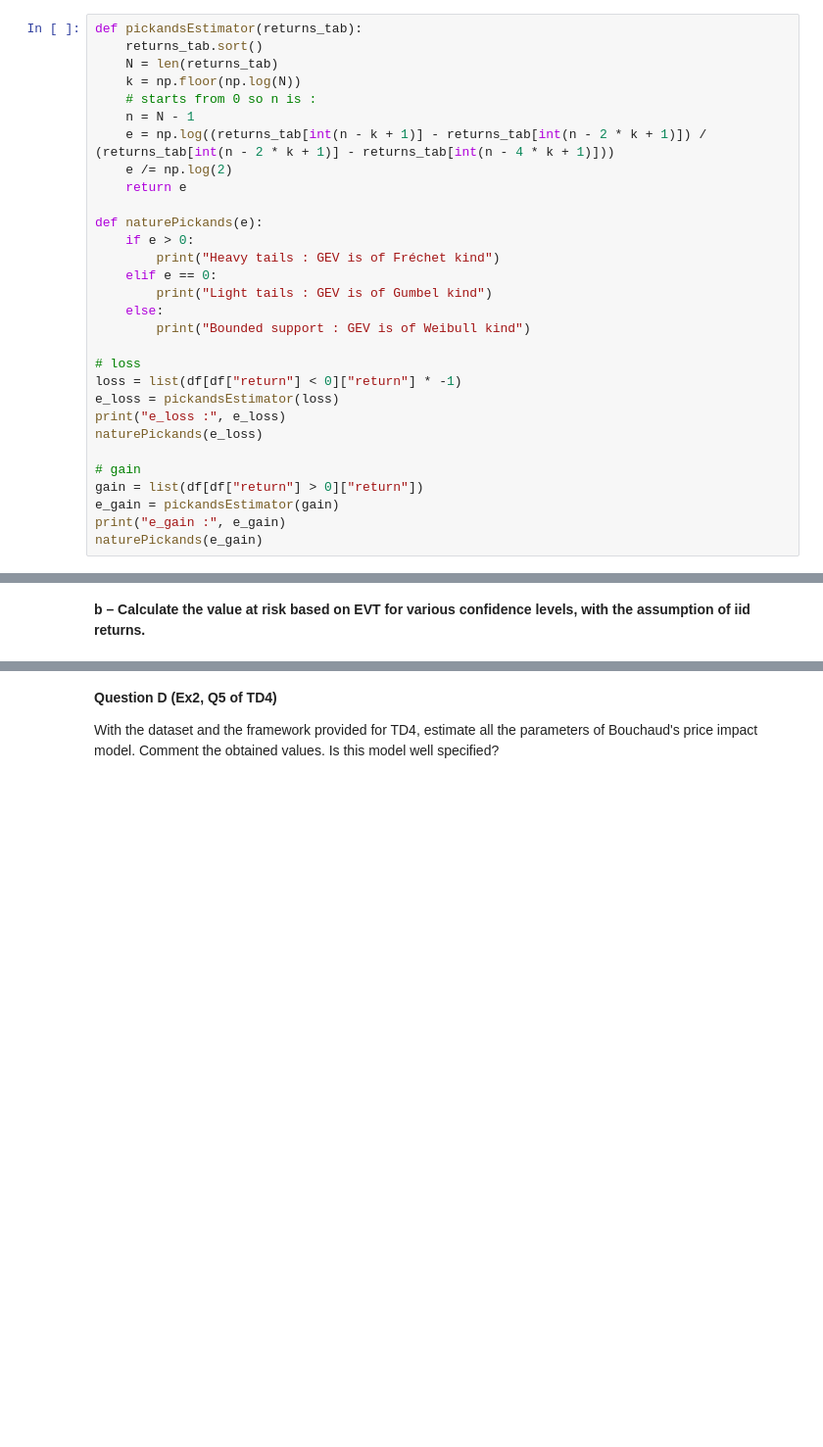
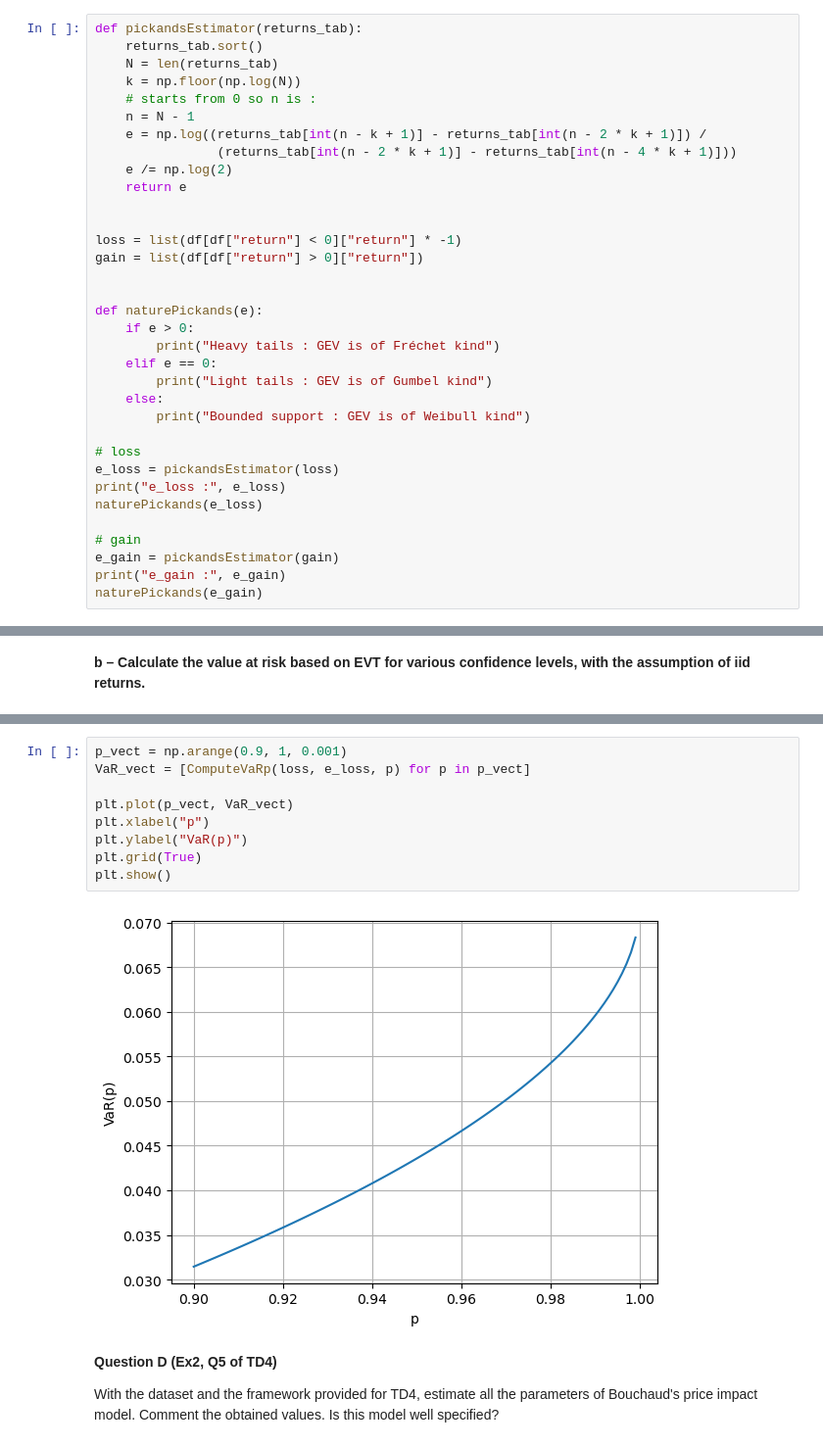
Before and after one commit to NatachaGsn/Market-risk---project, a Jupyter notebook: project.ipynb, the cells around one changed output, grey strips where cells are left out. Shown at 98% size. Cells and saved outputs as stored; diff of their text form; blank space fills up the shorter version.

```diff
--- a/project.ipynb
+++ b/project.ipynb
@@ -326,9 +326,15 @@ def pickandsEstimator(returns_tab):
     k = np.floor(np.log(N))
     # starts from 0 so n is :
     n = N - 1
-    e = np.log((returns_tab[int(n - k + 1)] - returns_tab[int(n - 2 * k + 1)]) / (returns_tab[int(n - 2 * k + 1)] - returns_tab[int(n - 4 * k + 1)]))
+    e = np.log((returns_tab[int(n - k + 1)] - returns_tab[int(n - 2 * k + 1)]) /
+                (returns_tab[int(n - 2 * k + 1)] - returns_tab[int(n - 4 * k + 1)]))
     e /= np.log(2)
     return e
+
+
+loss = list(df[df["return"] < 0]["return"] * -1)
+gain = list(df[df["return"] > 0]["return"])
+
 
 def naturePickands(e):
     if e > 0:
@@ -339,13 +345,11 @@ def naturePickands(e):
         print("Bounded support : GEV is of Weibull kind")
 
 # loss
-loss = list(df[df["return"] < 0]["return"] * -1)
 e_loss = pickandsEstimator(loss)
 print("e_loss :", e_loss)
 naturePickands(e_loss)
 
 # gain
-gain = list(df[df["return"] > 0]["return"])
 e_gain = pickandsEstimator(gain)
 print("e_gain :", e_gain)
 naturePickands(e_gain)
@@ -399,3 +425,14 @@ for p = 0.95 and the estimator = -0.509 we have VaR(p) = 0.044
+# %%
+p_vect = np.arange(0.9, 1, 0.001)
+VaR_vect = [ComputeVaRp(loss, e_loss, p) for p in p_vect]
+
+plt.plot(p_vect, VaR_vect)
+plt.xlabel("p")
+plt.ylabel("VaR(p)")
+plt.grid(True)
+plt.show()
+# %% [output]
+[figure, added]
 # %% [markdown]
 **Question D (Ex2, Q5 of TD4)**
 
```
Also changed, not shown: parts of 12 cells of this notebook.
